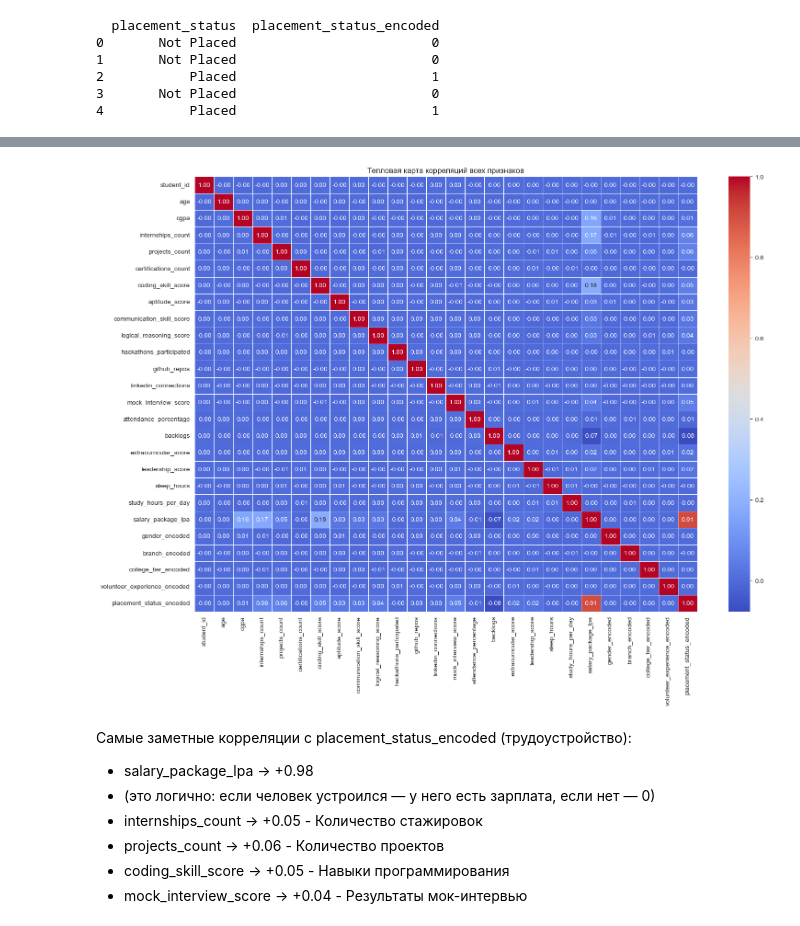
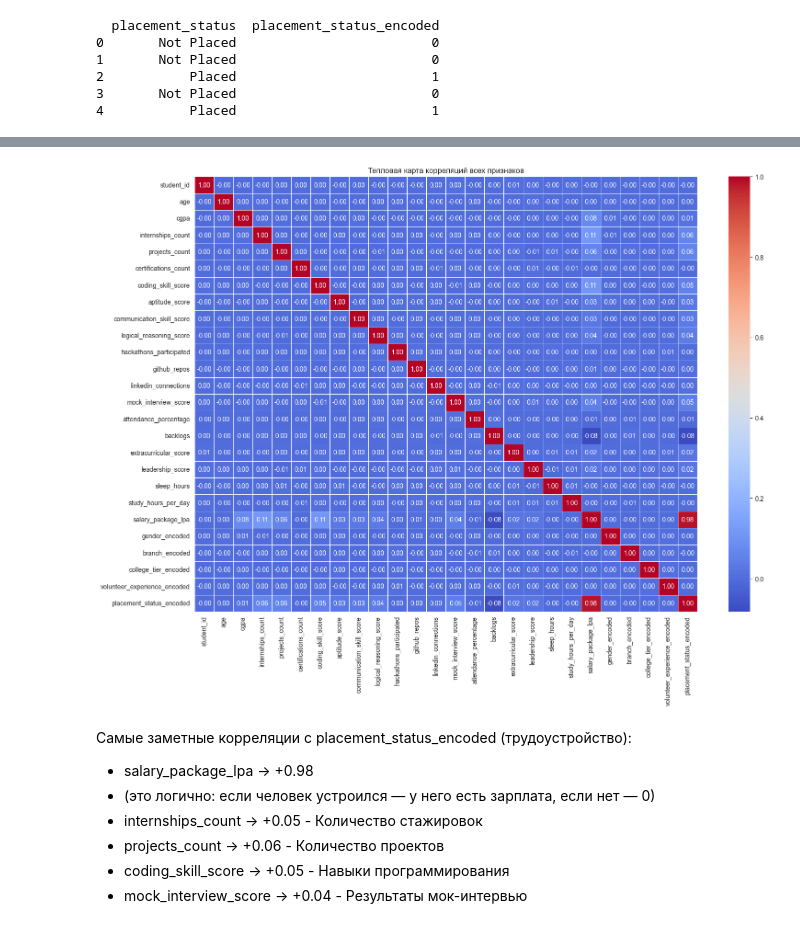
Before and after one commit to slaav1k/RSREU_MethodsML, a Jupyter notebook: sample.ipynb, the cells around one changed output, grey strips where cells are left out. Drawn from its saved outputs; the diff is of its cells as text; code cells hidden in the pictures.

```diff
--- a/sample.ipynb
+++ b/sample.ipynb
@@ -136,19 +136,19 @@ memory usage: 21.7+ MB
 # %%
 # КОРРЕЛЯЦИОННАЯ МАТРИЦА И ТЕПЛОВАЯ КАРТА
 import matplotlib.pyplot as plt
 import seaborn as sns
 
 numeric_df = df.select_dtypes(include=['int32', 'int64', 'float64']).copy()
 
 plt.figure(figsize=(16, 12))
-corr_matrix = numeric_df.corr(method='spearman') # можно добавить method='spearman'
+corr_matrix = numeric_df.corr() # можно добавить method='spearman'
 
 sns.heatmap(corr_matrix, annot=True, fmt='.2f', cmap='coolwarm', linewidths=0.5)
 plt.title('Тепловая карта корреляций всех признаков')
 plt.tight_layout()
 plt.show()
 # %% [output]
-[figure, old version]
+[figure, new version]
 # %% [markdown]
 Самые заметные корреляции с placement_status_encoded (трудоустройство):
 
```
Also changed, not shown: parts of 6 cells of this notebook, 1 other file.
